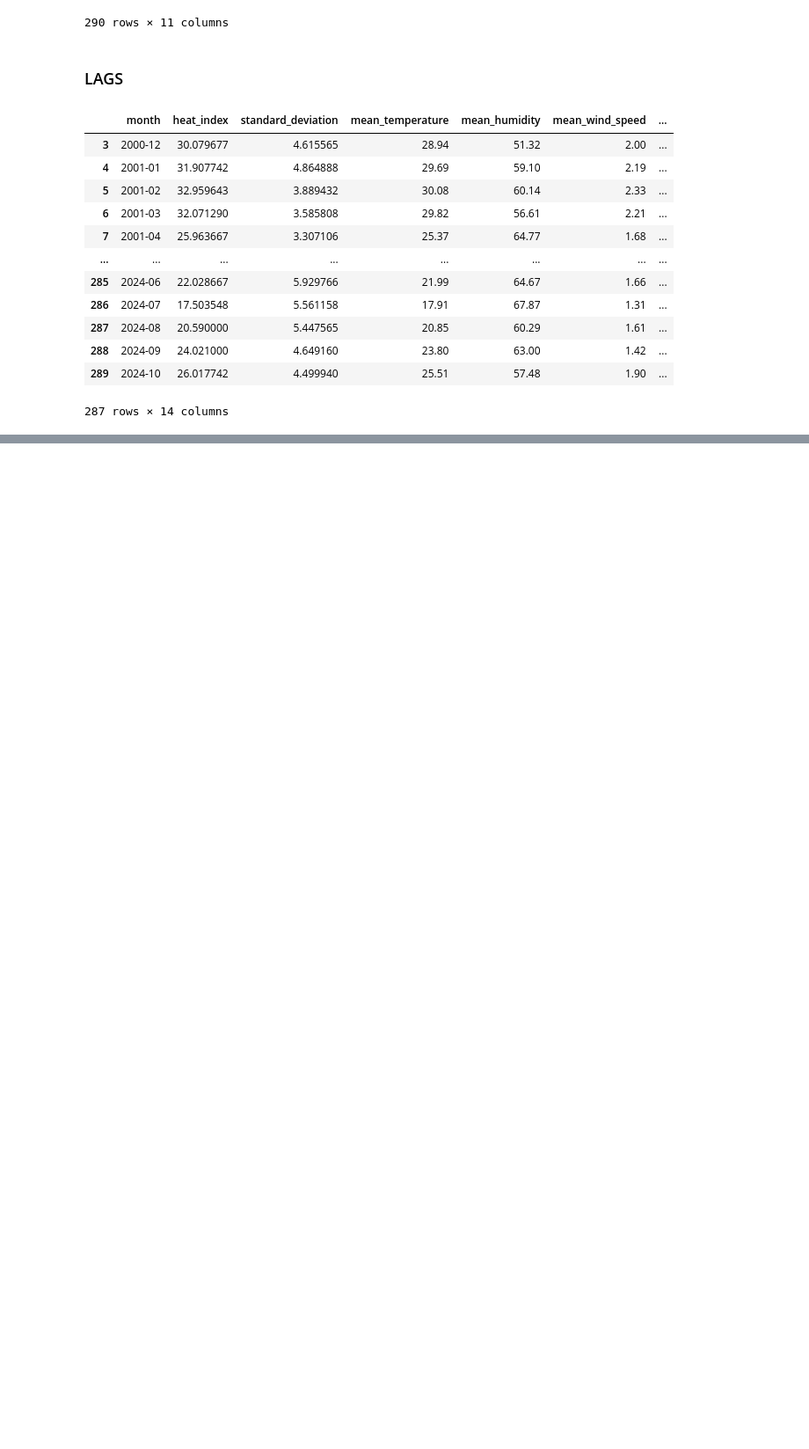
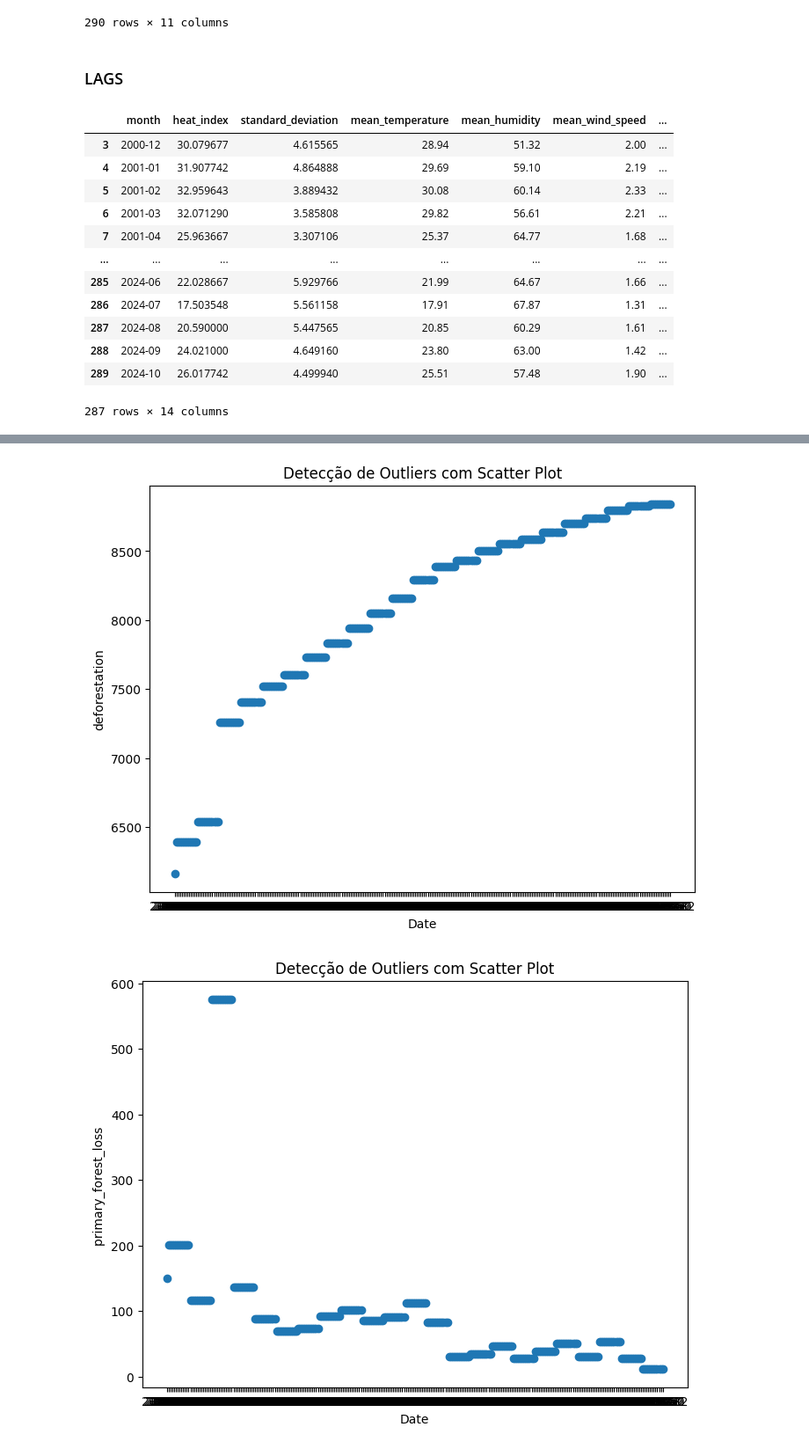
Before and after one commit to ThierrryScotto/trabalho_pratico, a Jupyter notebook: EDA_IMNET.ipynb, the cells around one changed output, grey strips where cells are left out. Shown at 88% size. Drawn from its saved outputs; the diff is of its cells as text; code cells hidden in the pictures; blank space fills up the shorter version.

```diff
--- a/EDA_IMNET.ipynb
+++ b/EDA_IMNET.ipynb
@@ -710,0 +1039,6 @@ monthly_df.to_csv('monthly_df.csv', index=False)
+# %%
+csv_url = 'https://raw.githubusercontent.com/ThierrryScotto/trabalho_pratico/refs/heads/main/datasets/monthly_df_INMET.csv'
+
+monthly_df_inmet = pd.read_csv(csv_url)
+
+monthly_df_inmet.head(5)
@@ -710,0 +1052,5 @@ monthly_df.to_csv('monthly_df.csv', index=False)
+# %%
+for feature in features:
+    monthly_df_inmet[f'{feature}'] = datasus_df[feature].astype(datasus_df[feature].dtype)
+
+monthly_df_inmet
@@ -710,0 +1116,6 @@ monthly_df.to_csv('monthly_df.csv', index=False)
+# %%
+url = 'https://raw.githubusercontent.com/ThierrryScotto/trabalho_pratico/refs/heads/main/datasets/dados_geograficos.csv'
+
+map_biomas_df = pd.read_csv(url)
+
+map_biomas_df
@@ -710,0 +1138,7 @@ monthly_df.to_csv('monthly_df.csv', index=False)
+# %%
+columns = ['deforestation', 'favela', 'urbanized_area']
+
+for feature in columns:
+    map_biomas_df[feature] = map_biomas_df[feature].astype(int)
+
+map_biomas_df
@@ -710,0 +1171,14 @@ monthly_df.to_csv('monthly_df.csv', index=False)
+# %%
+features = map_biomas_df.columns.tolist()
+features.remove('date')
+
+for feature in features:
+    plt.figure(figsize=(8, 6))
+    plt.scatter(map_biomas_df['date'], map_biomas_df[feature])
+    plt.title('Detecção de Outliers com Scatter Plot')
+    plt.xlabel('Date')
+    plt.ylabel(feature)
+    plt.show()
+# %% [output]
+[figure, added]
+[figure, added]
```
Also changed, not shown: parts of 50 cells of this notebook.
